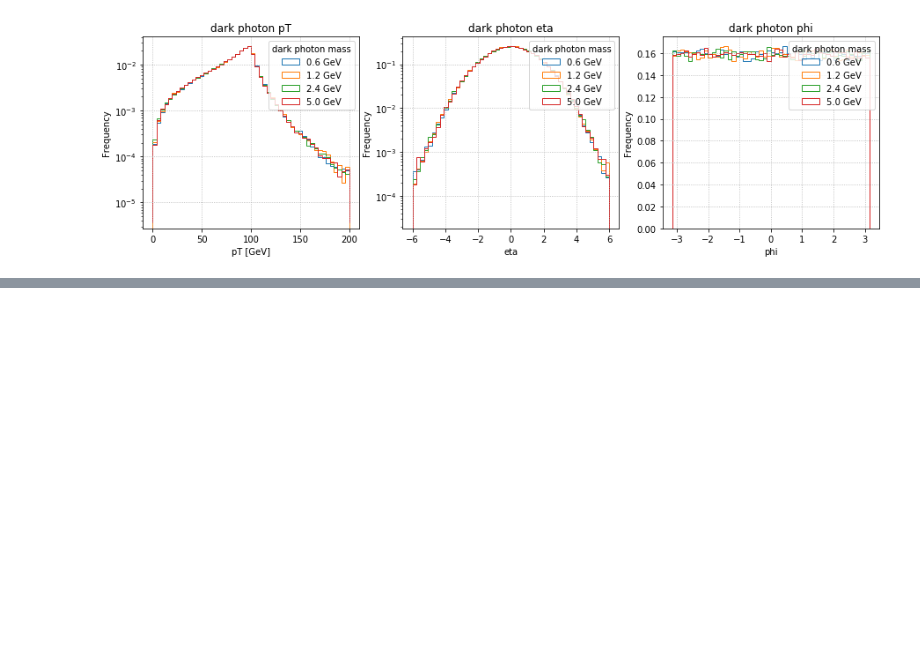
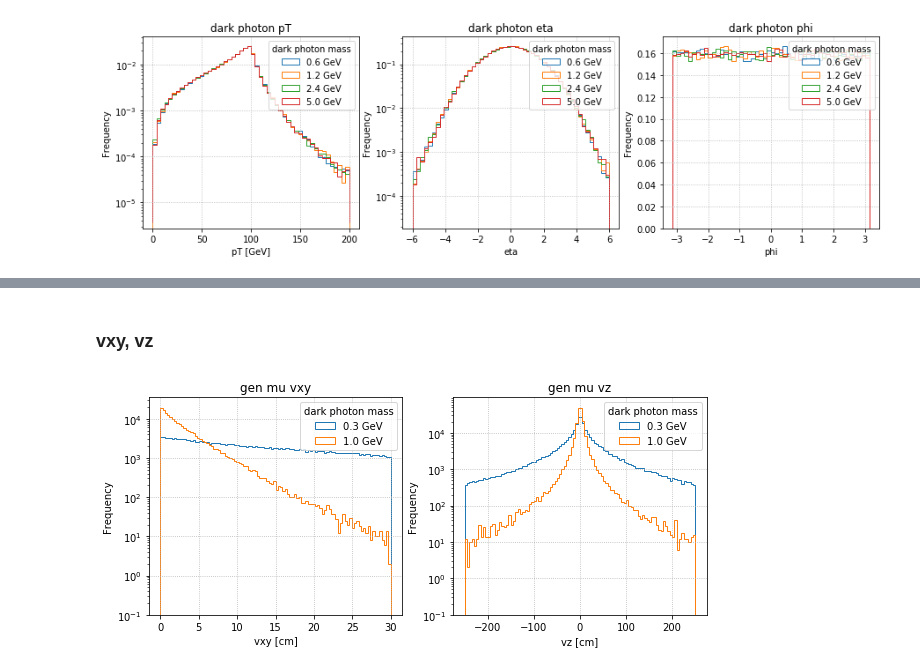
Before and after one commit to afrankenthal/FirefighterAnalysis, a Jupyter notebook: genInfo.ipynb, the cells around one changed output, grey strips where cells are left out. Drawn from its saved outputs; the diff is of its cells as text; code cells hidden in the pictures; blank space fills up the shorter version.

```diff
--- a/genInfo.ipynb
+++ b/genInfo.ipynb
@@ -263,0 +303,22 @@ for a in ax:
+# %% [markdown]
+### vxy, vz
+# %%
+fig, ax = plt.subplots(1,2, figsize=(10,4))
+
+for k, t in trees3.items():
+    mu = np.abs(t.array('pid').content) == 13
+
+    muons = pd.DataFrame({'vxy': t.array('vxy').content[mu],
+                          'vz' : t.array('vz') .content[mu]})
+
+    muons['vxy'].plot.hist(bins=100, ax=ax[0], histtype='step', label='%.1f GeV'%k, range=(0,30), title='gen mu vxy', log=True)
+    muons['vz'] .plot.hist(bins=100, ax=ax[1], histtype='step', label='%.1f GeV'%k, range=(-250,250), title='gen mu vz', log=True)
+
+ax[0].set_xlabel('vxy [cm]')
+ax[1].set_xlabel('vz [cm]')
+
+for a in ax:
+    a.legend(loc='best', title='dark photon mass')
+    a.grid()
+# %% [output]
+[figure, added]
```
Also changed, not shown: parts of 11 cells of this notebook.
